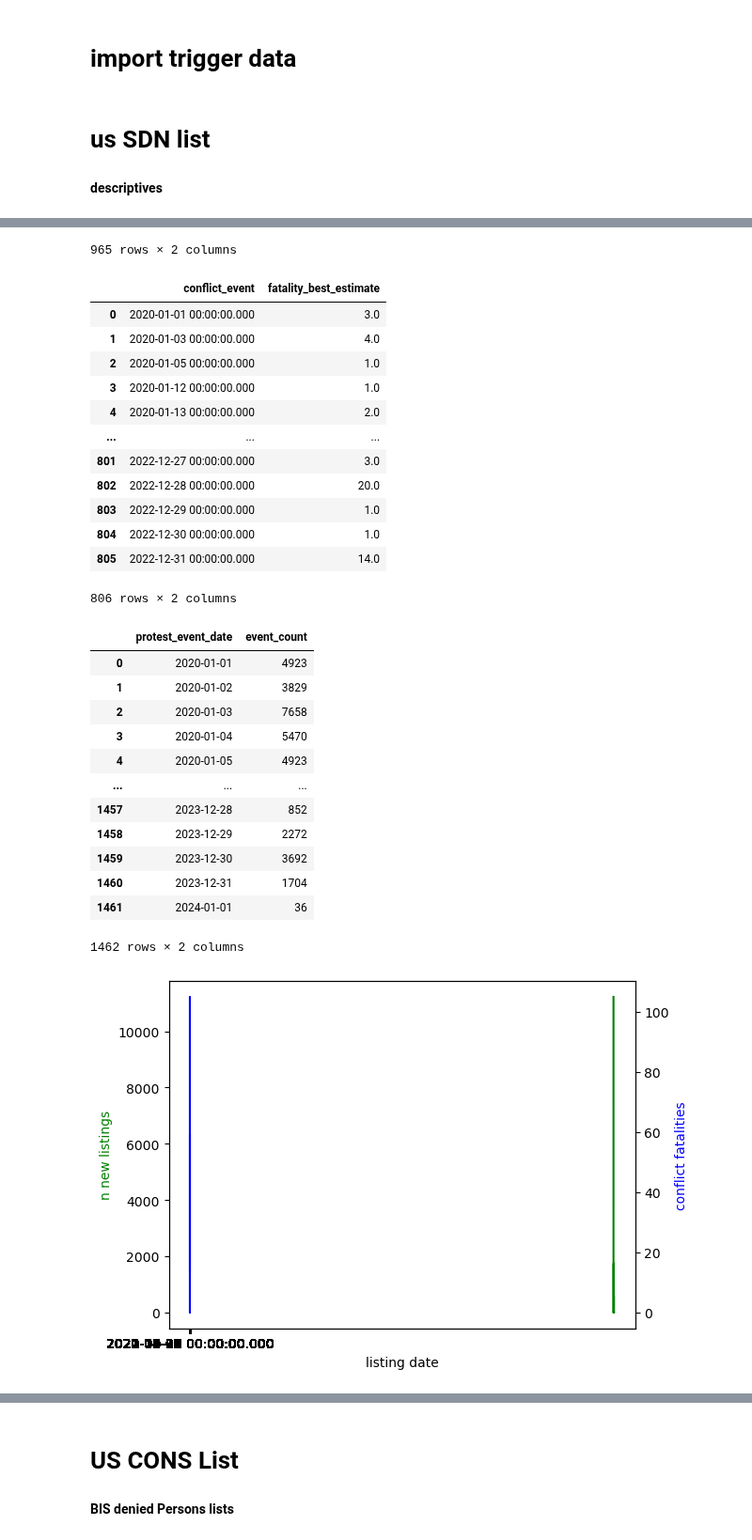
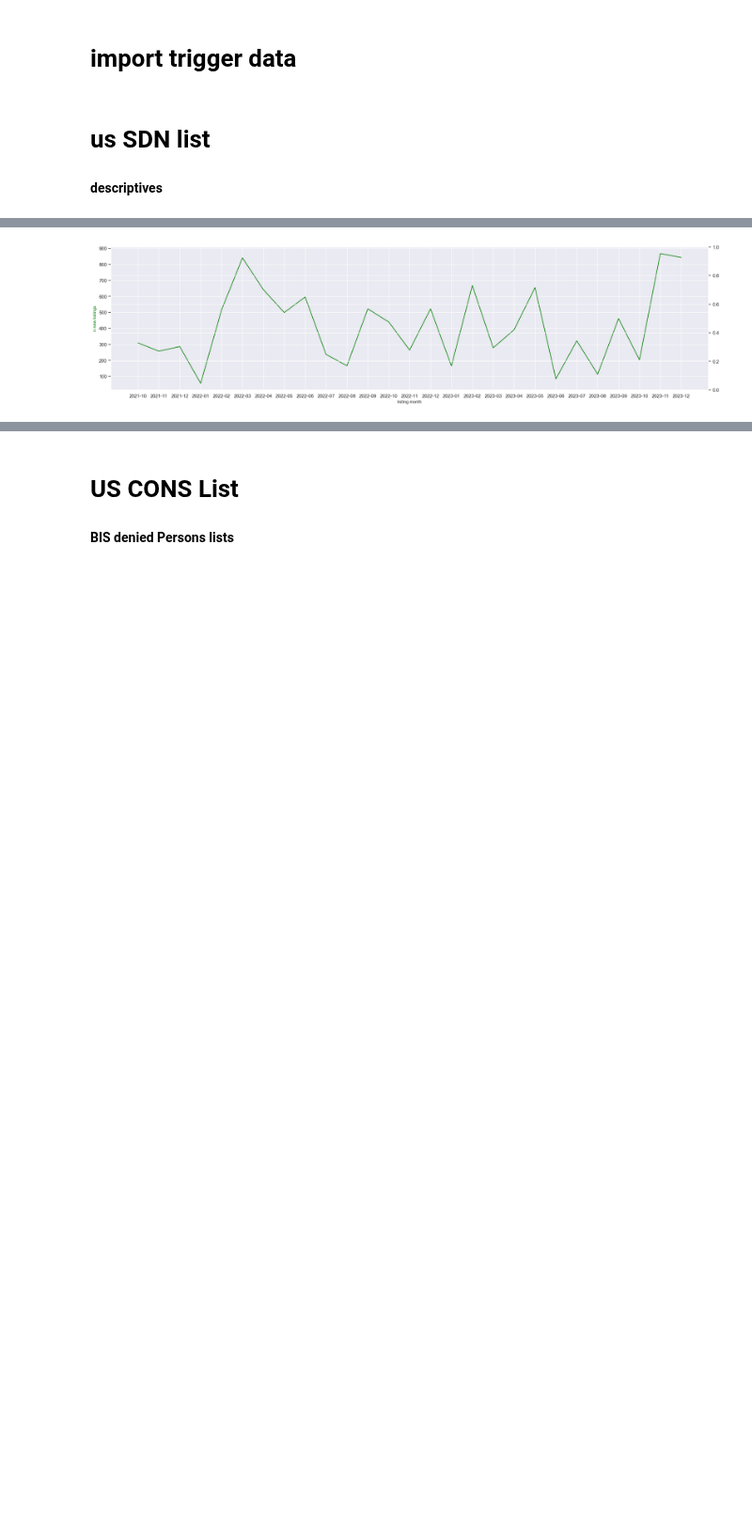
Before and after one commit to NatStrom/INSA, a Jupyter notebook: Opensanctions/Clean/US_descriptive_Analysis-Copy1.ipynb, the cells around one changed output, grey strips where cells are left out. Shown at 94% size. Drawn from its saved outputs; the diff is of its cells as text; code cells hidden in the pictures; blank space fills up the shorter version.

```diff
--- a/Opensanctions/Clean/US_descriptive_Analysis-Copy1.ipynb
+++ b/Opensanctions/Clean/US_descriptive_Analysis-Copy1.ipynb
@@ -234,0 +281,6 @@ data_russ
+# %%
+#make wider and remove outliers
+data_russ = data_russ[data_russ['month'] > '2021-09']
+sns.set(rc={"figure.figsize":(25, 6)}) #width=3, #height=4
+plot_russ = sns.lineplot(data=data_russ,x='month',y='listing_count').set(title="RUSSIA listings per month accumulated, OFAC SDN list")
+plot_russ
@@ -234,0 +290,6 @@ data_russ
+# %%
+#make wider and remove outliers
+data_russ2 = data_russ2[data_russ2['month'] > '2021-09']
+sns.set(rc={"figure.figsize":(25, 6)}) #width=3, #height=4
+plot_russ2 = sns.lineplot(data=data_russ2,x='month',y='listing_month').set(title="new listings for exec order 14024 (Russia) per month, OFAC SDN list")
+plot_russ2
@@ -234,0 +299,6 @@ data_russ
+# %%
+#make wider and remove outliers
+data_russ2 = data_russ2[data_russ2['month'] > '2021-09']
+sns.set(rc={"figure.figsize":(25, 6)}) #width=3, #height=4
+plot_russ2 = sns.lineplot(data=data_russ2,x='month',y='listing_count').set(title="listings for exec order 14024 (Russia) per month accumulated, OFAC SDN list")
+plot_russ2
@@ -241,8 +314,14 @@ conflict['month'] = pd.to_datetime(conflict['conflict_event']).dt.to_period('M')
 conflict_os['month'] = pd.to_datetime(conflict_os['conflict_event']).dt.to_period('M')
 # %%
 print(conflict.columns)
+conflict = conflict.sort_values(by=['month'])
+print(conflict)
 print(conflict_os.columns)
+conflict_os = conflict_os.sort_values(by=['month'])
+print(conflict_os)
 print(protest.columns)
+protest = protest.sort_values(by=['month'])
+print(protest)
 # %% [output]
 Index(['Unnamed: 0', 'id', 'relid', 'year', 'type_of_violence', 'country',
        'country_id', 'fatality_best_estimate', 'gwnoa', 'gwnob',
@@ -261,10 +369,10 @@ Index(['Unnamed: 0', 'event_id_cnty', 'event_date', 'year', 'time_precision',
 # %%
 #get the new listings per month toether with conflict fatalities and protest events
 # combined plot
-grouped_1 = data.groupby(['listing_date']).agg({'new_listing_count': 'sum'})
-grouped_2 = conflict.groupby(['conflict_event']).agg({'fatality_best_estimate': 'sum'})
-grouped_3 = conflict_os.groupby(['conflict_event']).agg({'fatality_best_estimate': 'sum'})
-grouped_4 = protest.groupby(['protest_event_date']).agg({'event_count': 'sum'})
+grouped_1 = data.groupby(['month']).agg({'new_listing_count': 'sum'})
+grouped_2 = conflict.groupby(['month']).agg({'fatality_best_estimate': 'sum'})
+grouped_3 = conflict_os.groupby(['month']).agg({'fatality_best_estimate': 'sum'})
+grouped_4 = protest.groupby(['month']).agg({'event_count': 'sum'})
 grouped_1 = grouped_1.reset_index()
 grouped_2 = grouped_2.reset_index()
 grouped_3 = grouped_3.reset_index()
@@ -276,11 +384,11 @@ display(grouped_4)
 # create figure and axis objects with subplots()
 fig,ax = plt.subplots()
 # make a plot
-ax.plot(grouped_1.listing_date,
+ax.plot(grouped_1.month,
         grouped_1.new_listing_count,
         color="green")
 # set x-axis label
-ax.set_xlabel("listing date", fontsize = 10)
+ax.set_xlabel("listing month", fontsize = 10)
 # set y-axis label
 ax.set_ylabel("n new listings",
               color="green",
@@ -290,7 +398,7 @@ ax.set_ylabel("n new listings",
 # twin object for two different y-axis on the sample plot
 ax2=ax.twinx()
 # make a plot with different y-axis using second axis object
-ax2.plot(grouped_2.conflict_event, grouped_2["fatality_best_estimate"],color="blue")
+ax2.plot(grouped_2.month, grouped_2["fatality_best_estimate"],color="blue")
 ax2.set_ylabel("conflict fatalities",color="blue",fontsize=10)
 plt.savefig('timetrend_combined_listing_month.png')
 # %% [output]
@@ -322,31 +474,4 @@ plt.savefig('timetrend_combined_listing_month.png')
-965 rows × 2 columns
-|  | conflict_event | fatality_best_estimate |
-| 0 | 2020-01-01 00:00:00.000 | 3.0 |
-| 1 | 2020-01-03 00:00:00.000 | 4.0 |
-| 2 | 2020-01-05 00:00:00.000 | 1.0 |
-| 3 | 2020-01-12 00:00:00.000 | 1.0 |
-| 4 | 2020-01-13 00:00:00.000 | 2.0 |
-| ... | ... | ... |
-| 801 | 2022-12-27 00:00:00.000 | 3.0 |
-| 802 | 2022-12-28 00:00:00.000 | 20.0 |
-| 803 | 2022-12-29 00:00:00.000 | 1.0 |
-| 804 | 2022-12-30 00:00:00.000 | 1.0 |
-| 805 | 2022-12-31 00:00:00.000 | 14.0 |
-806 rows × 2 columns
-|  | protest_event_date | event_count |
-| 0 | 2020-01-01 | 4923 |
-| 1 | 2020-01-02 | 3829 |
-| 2 | 2020-01-03 | 7658 |
-| 3 | 2020-01-04 | 5470 |
-| 4 | 2020-01-05 | 4923 |
-| ... | ... | ... |
-| 1457 | 2023-12-28 | 852 |
-| 1458 | 2023-12-29 | 2272 |
-| 1459 | 2023-12-30 | 3692 |
-| 1460 | 2023-12-31 | 1704 |
-| 1461 | 2024-01-01 | 36 |
-1462 rows × 2 columns
-[figure, old version]
+[figure, new version]
 # %%
 
 # twin object for two different y-axis on the sample plot
```
Also changed, not shown: parts of 37 cells of this notebook, 13 other files.
